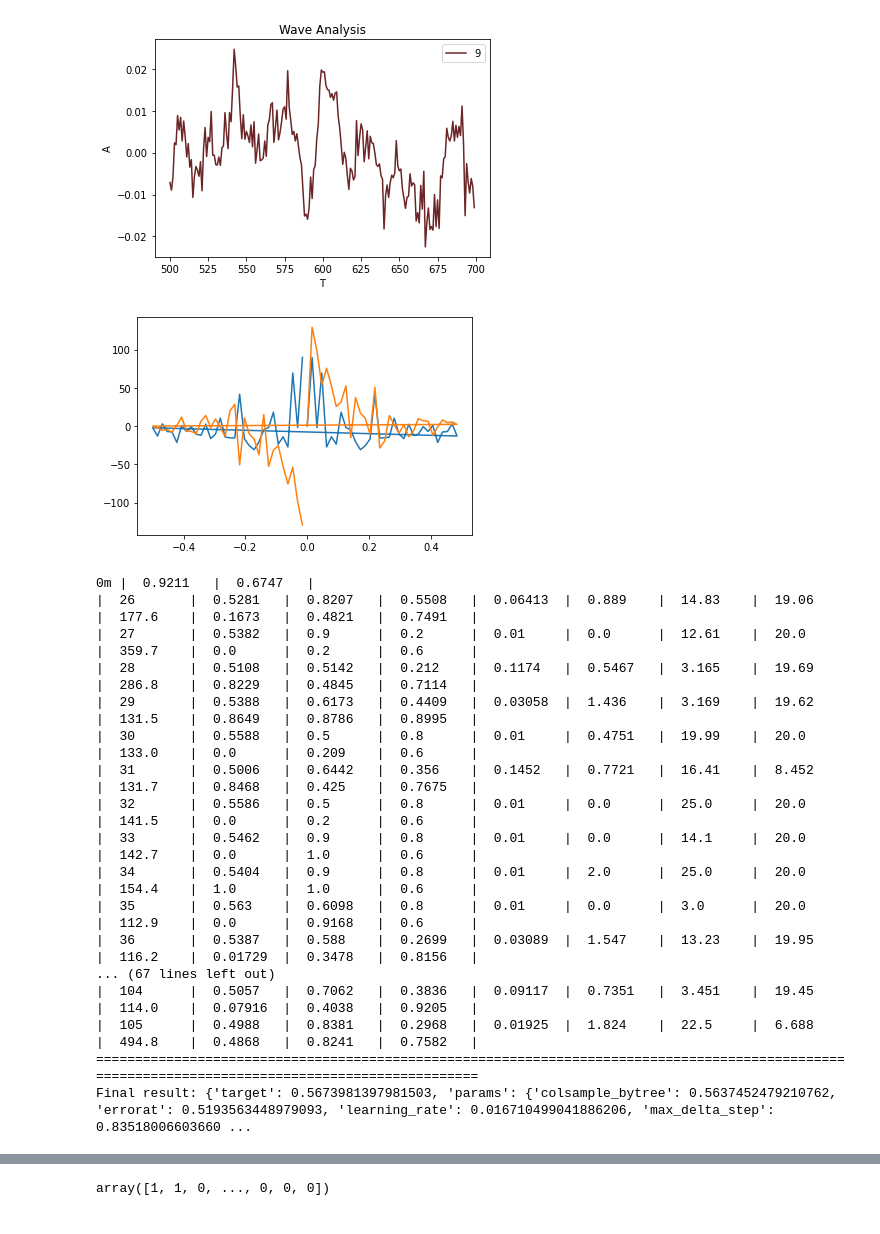
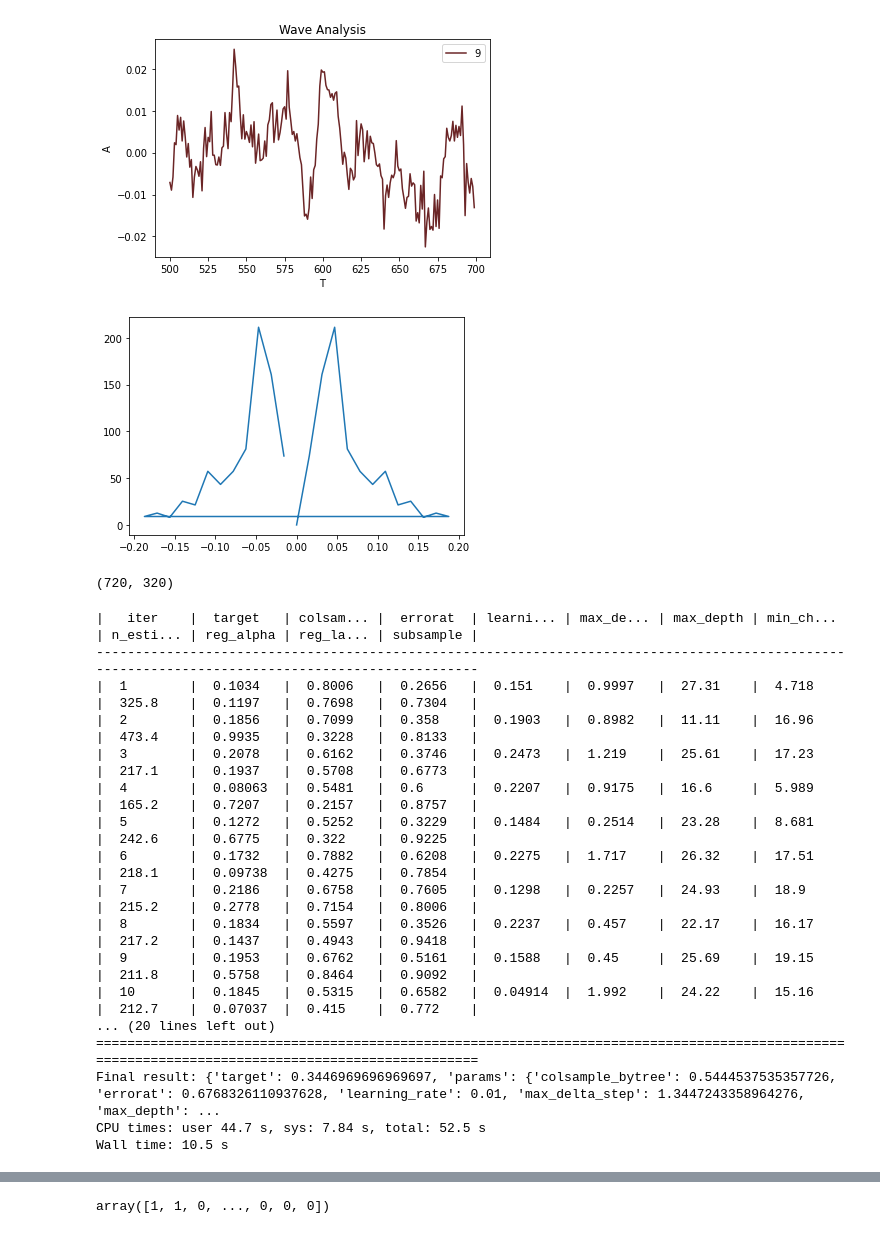
Before and after one commit to Allenhong0218/2020_huawei_C, a Jupyter notebook: 1.ipynb, the cells around one changed output, grey strips where cells are left out. Drawn from its saved outputs; the diff is of its cells as text; code cells hidden in the pictures.

```diff
--- a/1.ipynb
+++ b/1.ipynb
@@ -116,14 +116,15 @@ plt.show()
 [figure]
 # %%
 n = 64
-sp=np.fft.fft(train_data[3][10].iloc[:,0],n=n)
+sp=np.fft.fft(train_data[0][0].iloc[800:1000,0],n=n)
 sp[np.abs(sp)>3000]=0
 freq = np.fft.fftfreq(n)
-plt.plot(freq, sp.real, freq, sp.imag)
+# plt.plot(freq, sp.real, freq, sp.imag)
+plt.plot(freq[np.nonzero(abs(freq)<0.2)], np.abs(sp[np.nonzero(abs(freq)<0.2)]))
 plt.show()
 # print(sp,freq)
 # %% [output]
-[figure, old version]
+[figure, new version]
 # %%
 # 特征工程
 import pywt
@@ -231,3 +277,8 @@ np.mean(np.array([[1,2,3],[4,5,6]]),axis=0)
+# %%
+# tags
+features.shape
+# %% [output]
+(720, 320)
 # %%
 from sklearn.pipeline import Pipeline
 from sklearn.preprocessing import PolynomialFeatures
@@ -238,12 +289,13 @@ from sklearn.model_selection import StratifiedShuffleSplit
 from sklearn.model_selection import GridSearchCV
 from bayes_opt import BayesianOptimization
 from sklearn.model_selection import train_test_split
+from xgboost import XGBClassifier
 x_train,x_test,y_train,y_test = train_test_split(features,        # 特征空间
                                                     tags,      # 输出空间
                                                     test_size = 0.3,    # 测试集占30%
-                                                    random_state = 33)  # 为了复现实验，设置一个随机数
+                                                    random_state = 47)  # 为了复现实验，设置一个随机数
 
-def svc_cv(C, degree, data, targets):
+def svc_cv(C, gamma, data, targets):
     """SVC cross validation.
     This function will instantiate a SVC classifier with parameters C and
     gamma. Combined with data and targets this will in turn be used to perform
@@ -251,26 +303,27 @@ def svc_cv(C, degree, data, targets):
     Our goal is to find combinations of C and gamma that maximizes the roc_auc
     metric.
     """
-    estimator = SVC(C=C, kernel='poly', random_state=2, degree=degree)
-    cval = cross_val_score(estimator, data, targets, scoring='roc_auc', cv=4)
+    estimator = SVC(C=C, gamma=gamma, random_state=2)
+    # cval = cross_val_score(estimator, data, targets, scoring='roc_auc', cv=4)
+    cval = cross_val_score(estimator, data, targets, scoring='recall', cv=4)
     return cval.mean()
 
 def optimize_svc(data, targets, n_iter=10):
     """Apply Bayesian Optimization to SVC parameters."""
 
-    def svc_crossval(expC, degree):
+    def svc_crossval(expC, expGamma):
         """Wrapper of SVC cross validation.
         Notice how we transform between regular and log scale. While this
         is not technically necessary, it greatly improves the performance
         of the optimizer.
         """
         C = 10 ** expC
-        degree = int(degree)
-        return svc_cv(C=C, degree=degree, data=data, targets=targets)
+        gamma = 10 ** expGamma
+        return svc_cv(C=C, gamma=gamma, data=data, targets=targets)
 
     optimizer = BayesianOptimization(
         f=svc_crossval,
-        pbounds={"expC": (2, 10), "degree": (1, 10)},
+        pbounds={"expC": (2, 5), "expGamma": (-2, 3)},
         random_state=3333,
         verbose=2
     )
@@ -302,8 +355,8 @@ def xgboost_cv(data,targets,max_depth,learning_rate,n_estimators,min_child_weigh
         scale_pos_weight=6,
         objective='binary:logistic',
     )
-    # cval = cross_val_score(estimator, data, targets, scoring='recall', cv=4)
-    cval = cross_val_score(estimator, data, targets, scoring='roc_auc', cv=4)
+    cval = cross_val_score(estimator, data, targets, scoring='recall', cv=4)
+    # cval = cross_val_score(estimator, data, targets, scoring='roc_auc', cv=4)
     return cval.mean()
 
 def optimize_xgboost(data, targets, n_iter=10):
@@ -315,8 +368,8 @@ def optimize_xgboost(data, targets, n_iter=10):
     optimizer = BayesianOptimization(
         f=xgboost_crossval,
         pbounds={
-            'max_depth': [3, 25],
-            'learning_rate': [0.01, 0.15],
+            'max_depth': [3, 40],
+            'learning_rate': [0.01, 0.3],
             'n_estimators': [50, 500],
             'min_child_weight': [0, 20],
             'max_delta_step': [0, 2],
@@ -333,26 +386,26 @@ def optimize_xgboost(data, targets, n_iter=10):
 
     print("Final result:", optimizer.max)
 
-optimize_xgboost(x_train,y_train,100)
+%time optimize_xgboost(x_train,y_train,25)
 
 # optimize_svc(features,tags,25)
 # %% [output]
-0m |  0.9211   |  0.6747   |
-|  26       |  0.5281   |  0.8207   |  0.5508   |  0.06413  |  0.889    |  14.83    |  19.06    |  177.6    |  0.1673   |  0.4821   |  0.7491   |
-|  27       |  0.5382   |  0.9      |  0.2      |  0.01     |  0.0      |  12.61    |  20.0     |  359.7    |  0.0      |  0.2      |  0.6      |
-|  28       |  0.5108   |  0.5142   |  0.212    |  0.1174   |  0.5467   |  3.165    |  19.69    |  286.8    |  0.8229   |  0.4845   |  0.7114   |
-|  29       |  0.5388   |  0.6173   |  0.4409   |  0.03058  |  1.436    |  3.169    |  19.62    |  131.5    |  0.8649   |  0.8786   |  0.8995   |
-|  30       |  0.5588   |  0.5      |  0.8      |  0.01     |  0.4751   |  19.99    |  20.0     |  133.0    |  0.0      |  0.209    |  0.6      |
-|  31       |  0.5006   |  0.6442   |  0.356    |  0.1452   |  0.7721   |  16.41    |  8.452    |  131.7    |  0.8468   |  0.425    |  0.7675   |
-|  32       |  0.5586   |  0.5      |  0.8      |  0.01     |  0.0      |  25.0     |  20.0     |  141.5    |  0.0      |  0.2      |  0.6      |
-|  33       |  0.5462   |  0.9      |  0.8      |  0.01     |  0.0      |  14.1     |  20.0     |  142.7    |  0.0      |  1.0      |  0.6      |
-|  34       |  0.5404   |  0.9      |  0.8      |  0.01     |  2.0      |  25.0     |  20.0     |  154.4    |  1.0      |  1.0      |  0.6      |
-|  35       |  0.563    |  0.6098   |  0.8      |  0.01     |  0.0      |  3.0      |  20.0     |  112.9    |  0.0      |  0.9168   |  0.6      |
-|  36       |  0.5387   |  0.588    |  0.2699   |  0.03089  |  1.547    |  13.23    |  19.95    |  116.2    |  0.01729  |  0.3478   |  0.8156   |
-... (67 lines left out)
-|  104      |  0.5057   |  0.7062   |  0.3836   |  0.09117  |  0.7351   |  3.451    |  19.45    |  114.0    |  0.07916  |  0.4038   |  0.9205   |
-|  105      |  0.4988   |  0.8381   |  0.2968   |  0.01925  |  1.824    |  22.5     |  6.688    |  494.8    |  0.4868   |  0.8241   |  0.7582   |
+|   iter    |  target   | colsam... |  errorat  | learni... | max_de... | max_depth | min_ch... | n_esti... | reg_alpha | reg_la... | subsample |
+-------------------------------------------------------------------------------------------------------------------------------------------------
+|  1        |  0.1034   |  0.8006   |  0.2656   |  0.151    |  0.9997   |  27.31    |  4.718    |  325.8    |  0.1197   |  0.7698   |  0.7304   |
+|  2        |  0.1856   |  0.7099   |  0.358    |  0.1903   |  0.8982   |  11.11    |  16.96    |  473.4    |  0.9935   |  0.3228   |  0.8133   |
+|  3        |  0.2078   |  0.6162   |  0.3746   |  0.2473   |  1.219    |  25.61    |  17.23    |  217.1    |  0.1937   |  0.5708   |  0.6773   |
+|  4        |  0.08063  |  0.5481   |  0.6      |  0.2207   |  0.9175   |  16.6     |  5.989    |  165.2    |  0.7207   |  0.2157   |  0.8757   |
+|  5        |  0.1272   |  0.5252   |  0.3229   |  0.1484   |  0.2514   |  23.28    |  8.681    |  242.6    |  0.6775   |  0.322    |  0.9225   |
+|  6        |  0.1732   |  0.7882   |  0.6208   |  0.2275   |  1.717    |  26.32    |  17.51    |  218.1    |  0.09738  |  0.4275   |  0.7854   |
+|  7        |  0.2186   |  0.6758   |  0.7605   |  0.1298   |  0.2257   |  24.93    |  18.9     |  215.2    |  0.2778   |  0.7154   |  0.8006   |
+|  8        |  0.1834   |  0.5597   |  0.3526   |  0.2237   |  0.457    |  22.17    |  16.17    |  217.2    |  0.1437   |  0.4943   |  0.9418   |
+|  9        |  0.1953   |  0.6762   |  0.5161   |  0.1588   |  0.45     |  25.69    |  19.15    |  211.8    |  0.5758   |  0.8464   |  0.9092   |
+|  10       |  0.1845   |  0.5315   |  0.6582   |  0.04914  |  1.992    |  24.22    |  15.16    |  212.7    |  0.07037  |  0.415    |  0.772    |
+... (20 lines left out)
 =================================================================================================================================================
-Final result: {'target': 0.5673981397981503, 'params': {'colsample_bytree': 0.5637452479210762, 'errorat': 0.5193563448979093, 'learning_rate': 0.016710499041886206, 'max_delta_step': 0.83518006603660 ...
+Final result: {'target': 0.3446969696969697, 'params': {'colsample_bytree': 0.5444537535357726, 'errorat': 0.6768326110937628, 'learning_rate': 0.01, 'max_delta_step': 1.3447243358964276, 'max_depth': ...
+CPU times: user 44.7 s, sys: 7.84 s, total: 52.5 s
+Wall time: 10.5 s
 # %%
 from xgboost import XGBClassifier
```
Also changed, not shown: parts of 4 cells of this notebook.
